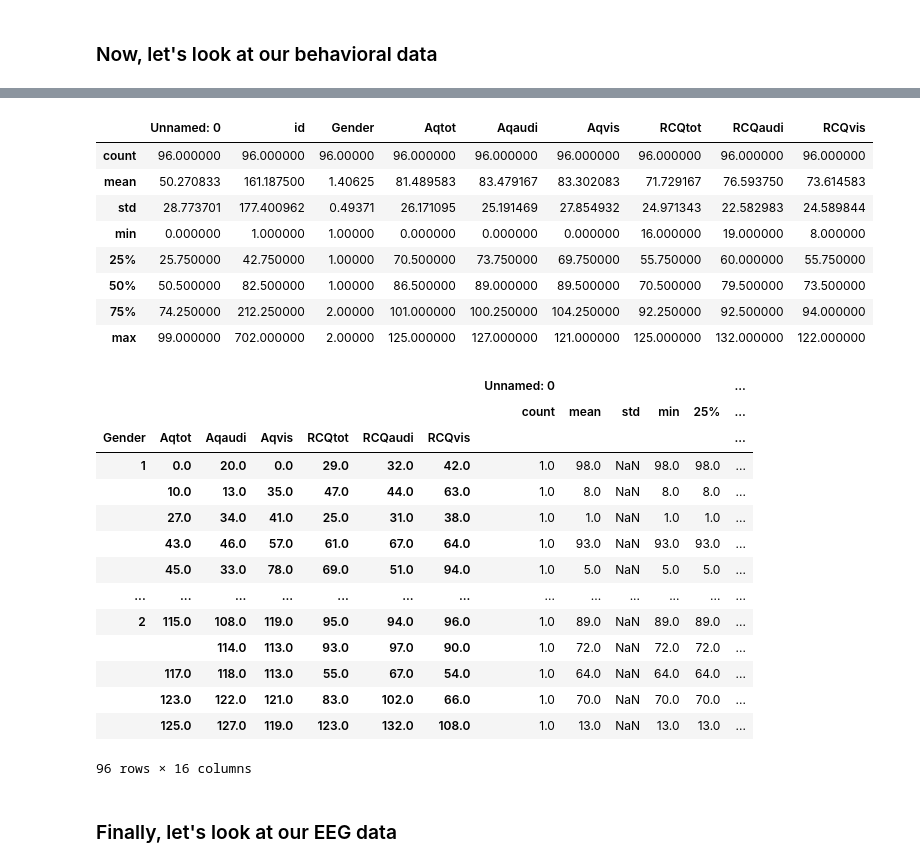
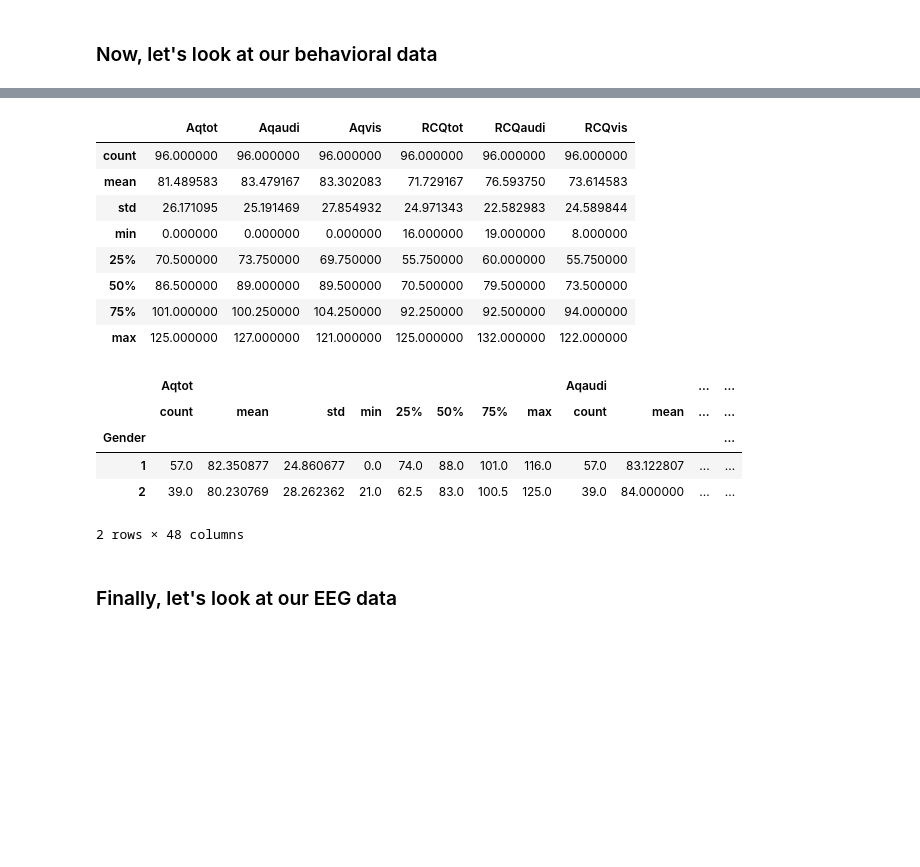
Before and after one commit to brainhack-school2020/ADHDsubtypes_project, a Jupyter notebook: Viz.ipynb, the cells around one changed output, grey strips where cells are left out. Saved outputs shown, nothing was run; the diff lists cells and outputs as text; code cells hidden in the pictures; blank space fills up the shorter version.

```diff
--- a/Viz.ipynb
+++ b/Viz.ipynb
@@ -23,0 +10,7 @@ dtype: object
+# %%
+df_conners = pd.read_csv('Data/df_connors', index_col=[0])
+df_behavioral = pd.read_csv('Data/df_behavioral', index_col=[0])
+df_eeg = pd.read_csv('Data/df_eeg', index_col=[0])
+print(df_conners.dtypes)
+print(df_behavioral.dtypes)
+print(df_eeg.dtypes)
@@ -23,0 +37,10 @@ dtype: object
+# %%
+df_conners['id'] = df_conners['id'].apply(str)
+df_conners['Gender'] = df_conners['Gender'].apply(str)
+df_behavioral['id'] = df_behavioral['id'].apply(str)
+df_behavioral['Gender'] = df_behavioral['Gender'].apply(str)
+df_eeg['id'] = df_eeg['id'].apply(str)
+df_eeg['Gender'] = df_eeg['Gender'].apply(str)
+print(df_conners.dtypes)
+print(df_behavioral.dtypes)
+print(df_eeg.dtypes)
@@ -90,33 +123,25 @@ df_behavioral
 # %%
 df_behavioral.describe()
 # %% [output]
-|  | Unnamed: 0 | id | Gender | Aqtot | Aqaudi | Aqvis | RCQtot | RCQaudi | RCQvis |
-| count | 96.000000 | 96.000000 | 96.00000 | 96.000000 | 96.000000 | 96.000000 | 96.000000 | 96.000000 | 96.000000 |
-| mean | 50.270833 | 161.187500 | 1.40625 | 81.489583 | 83.479167 | 83.302083 | 71.729167 | 76.593750 | 73.614583 |
-| std | 28.773701 | 177.400962 | 0.49371 | 26.171095 | 25.191469 | 27.854932 | 24.971343 | 22.582983 | 24.589844 |
-| min | 0.000000 | 1.000000 | 1.00000 | 0.000000 | 0.000000 | 0.000000 | 16.000000 | 19.000000 | 8.000000 |
-| 25% | 25.750000 | 42.750000 | 1.00000 | 70.500000 | 73.750000 | 69.750000 | 55.750000 | 60.000000 | 55.750000 |
-| 50% | 50.500000 | 82.500000 | 1.00000 | 86.500000 | 89.000000 | 89.500000 | 70.500000 | 79.500000 | 73.500000 |
-| 75% | 74.250000 | 212.250000 | 2.00000 | 101.000000 | 100.250000 | 104.250000 | 92.250000 | 92.500000 | 94.000000 |
-| max | 99.000000 | 702.000000 | 2.00000 | 125.000000 | 127.000000 | 121.000000 | 125.000000 | 132.000000 | 122.000000 |
+|  | Aqtot | Aqaudi | Aqvis | RCQtot | RCQaudi | RCQvis |
+| count | 96.000000 | 96.000000 | 96.000000 | 96.000000 | 96.000000 | 96.000000 |
+| mean | 81.489583 | 83.479167 | 83.302083 | 71.729167 | 76.593750 | 73.614583 |
+| std | 26.171095 | 25.191469 | 27.854932 | 24.971343 | 22.582983 | 24.589844 |
+| min | 0.000000 | 0.000000 | 0.000000 | 16.000000 | 19.000000 | 8.000000 |
+| 25% | 70.500000 | 73.750000 | 69.750000 | 55.750000 | 60.000000 | 55.750000 |
+| 50% | 86.500000 | 89.000000 | 89.500000 | 70.500000 | 79.500000 | 73.500000 |
+| 75% | 101.000000 | 100.250000 | 104.250000 | 92.250000 | 92.500000 | 94.000000 |
+| max | 125.000000 | 127.000000 | 121.000000 | 125.000000 | 132.000000 | 122.000000 |
 # %%
-df_behavioral.groupby(['Gender', 'Aqtot', 'Aqaudi', 'Aqvis', 'RCQtot', 'RCQaudi', 'RCQvis']).describe()
+#df_behavioral.groupby(['Gender', 'Aqtot', 'Aqaudi', 'Aqvis', 'RCQtot', 'RCQaudi', 'RCQvis']).describe()
+df_behavioral.groupby(['Gender']).describe()
 # %% [output]
-|  |  |  |  |  |  |  | Unnamed: 0 |  |  |  |  | ... |
-|  |  |  |  |  |  |  | count | mean | std | min | 25% | ... |
-| Gender | Aqtot | Aqaudi | Aqvis | RCQtot | RCQaudi | RCQvis |  |  |  |  |  | ... |
-| 1 | 0.0 | 20.0 | 0.0 | 29.0 | 32.0 | 42.0 | 1.0 | 98.0 | NaN | 98.0 | 98.0 | ... |
-|  | 10.0 | 13.0 | 35.0 | 47.0 | 44.0 | 63.0 | 1.0 | 8.0 | NaN | 8.0 | 8.0 | ... |
-|  | 27.0 | 34.0 | 41.0 | 25.0 | 31.0 | 38.0 | 1.0 | 1.0 | NaN | 1.0 | 1.0 | ... |
-|  | 43.0 | 46.0 | 57.0 | 61.0 | 67.0 | 64.0 | 1.0 | 93.0 | NaN | 93.0 | 93.0 | ... |
-|  | 45.0 | 33.0 | 78.0 | 69.0 | 51.0 | 94.0 | 1.0 | 5.0 | NaN | 5.0 | 5.0 | ... |
-| ... | ... | ... | ... | ... | ... | ... | ... | ... | ... | ... | ... | ... |
-| 2 | 115.0 | 108.0 | 119.0 | 95.0 | 94.0 | 96.0 | 1.0 | 89.0 | NaN | 89.0 | 89.0 | ... |
-|  |  | 114.0 | 113.0 | 93.0 | 97.0 | 90.0 | 1.0 | 72.0 | NaN | 72.0 | 72.0 | ... |
-|  | 117.0 | 118.0 | 113.0 | 55.0 | 67.0 | 54.0 | 1.0 | 64.0 | NaN | 64.0 | 64.0 | ... |
-|  | 123.0 | 122.0 | 121.0 | 83.0 | 102.0 | 66.0 | 1.0 | 70.0 | NaN | 70.0 | 70.0 | ... |
-|  | 125.0 | 127.0 | 119.0 | 123.0 | 132.0 | 108.0 | 1.0 | 13.0 | NaN | 13.0 | 13.0 | ... |
+|  | Aqtot |  |  |  |  |  |  |  | Aqaudi |  | ... | ... |
+|  | count | mean | std | min | 25% | 50% | 75% | max | count | mean | ... | ... |
+| Gender |  |  |  |  |  |  |  |  |  |  |  | ... |
+| 1 | 57.0 | 82.350877 | 24.860677 | 0.0 | 74.0 | 88.0 | 101.0 | 116.0 | 57.0 | 83.122807 | ... | ... |
+| 2 | 39.0 | 80.230769 | 28.262362 | 21.0 | 62.5 | 83.0 | 100.5 | 125.0 | 39.0 | 84.000000 | ... | ... |
-96 rows × 16 columns
+2 rows × 48 columns
 # %% [markdown]
 ### Finally, let's look at our EEG data
 # %%
```
Also changed, not shown: parts of 15 cells of this notebook.
